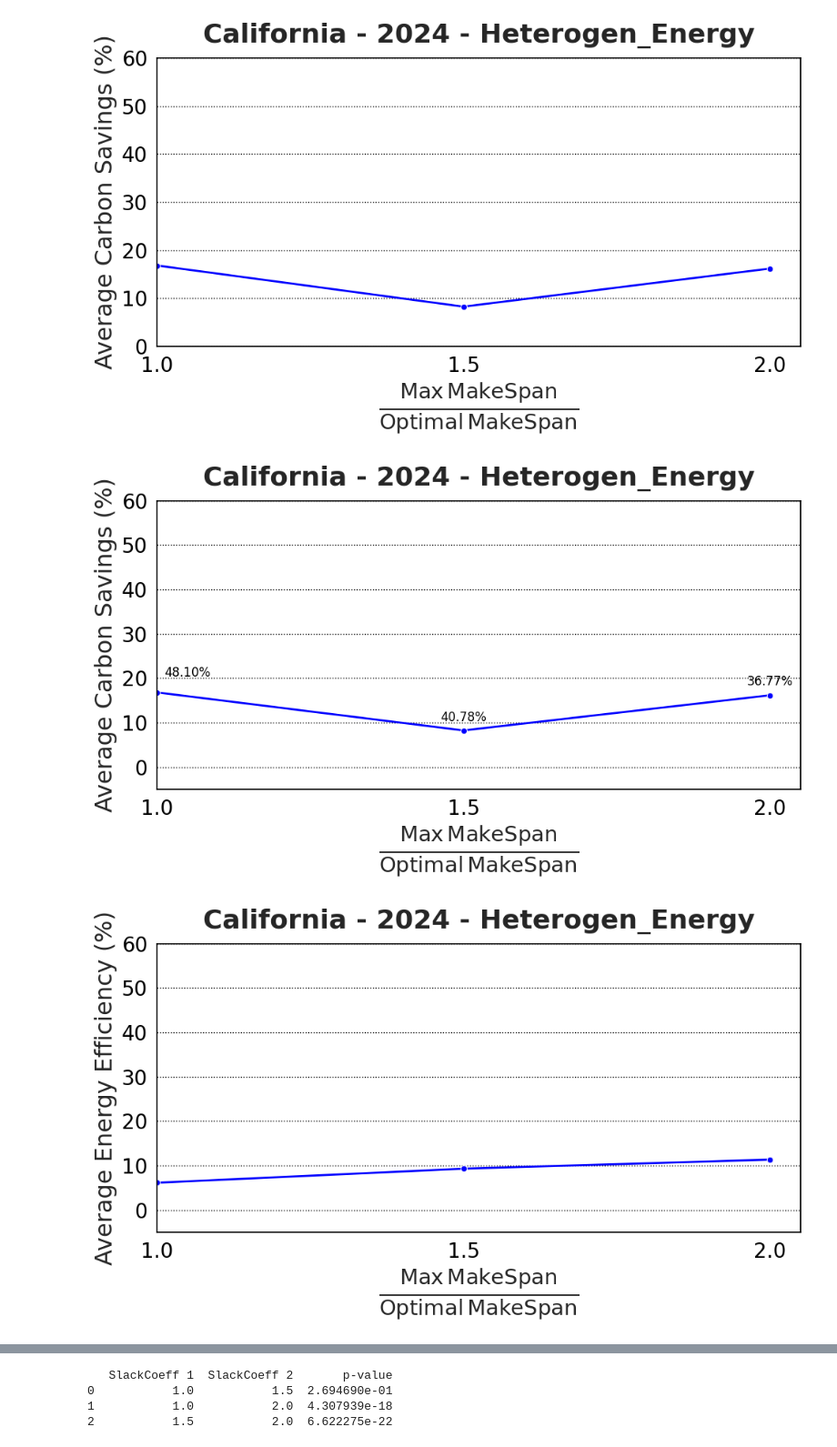
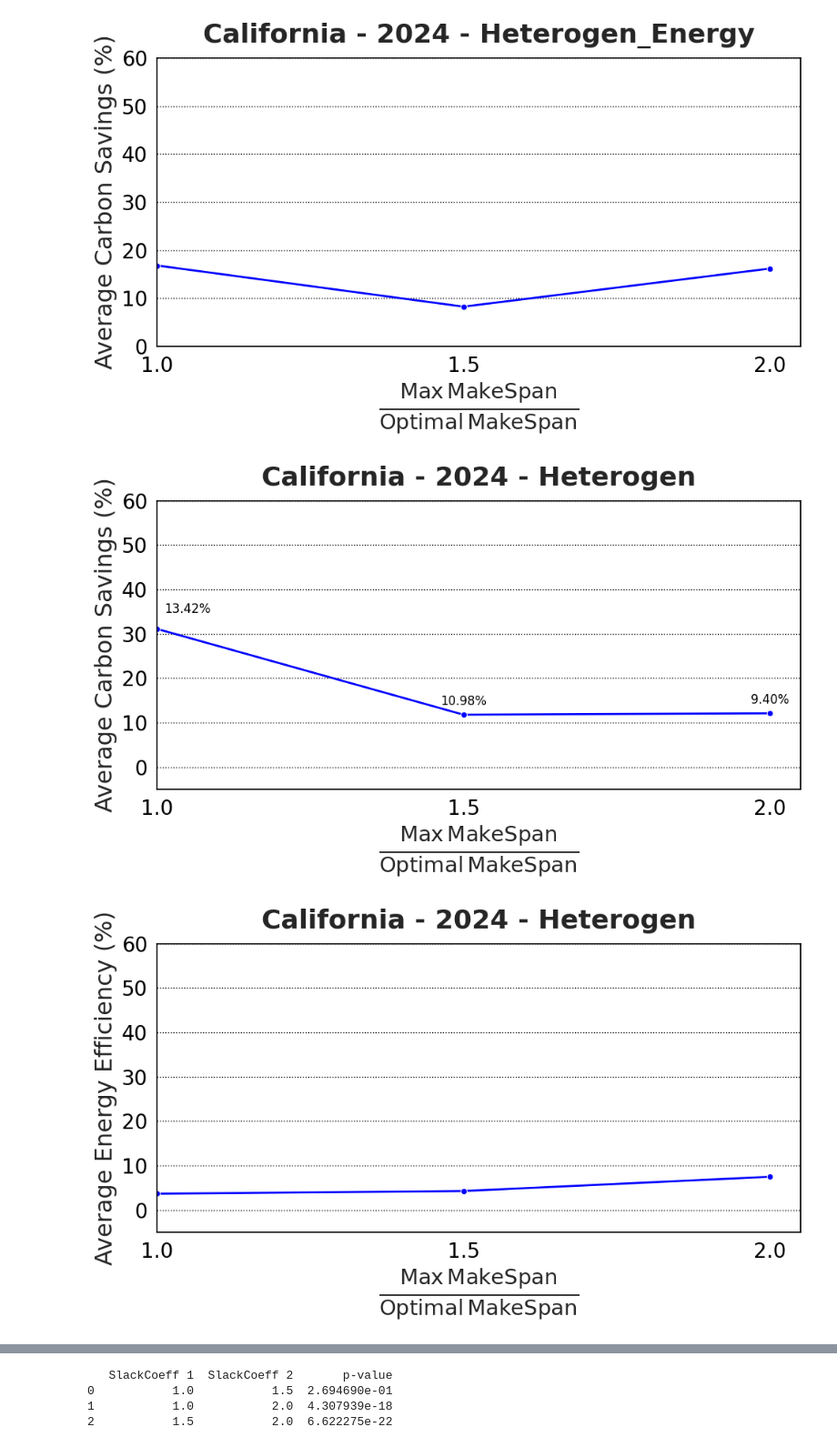
Before and after one commit to rbostandoust/GreenSys26-DAG, a Jupyter notebook: Plot/PlotCode.ipynb, the cells around one changed output, grey strips where cells are left out. Shown at 91% size. Saved outputs shown, nothing was run; the diff lists cells and outputs as text; code cells hidden in the pictures.

```diff
--- a/Plot/PlotCode.ipynb
+++ b/Plot/PlotCode.ipynb
@@ -10,18 +10,18 @@ import os
 location = "California"
 #############
 # folder_type = "Homogen"
-# folder_type = "Heterogen"
-folder_type = "Heterogen_Energy"
+folder_type = "Heterogen"
+# folder_type = "Heterogen_Energy"
 ############
 # root_dir = f"../Logs/GeneralExp"
 root_dir = f"../Logs/GeneralExpv2/{folder_type}/{location}"
 num_jobs = 10
-num_servers = 5
+num_servers = 15
 #############
 
 # Define the pattern
-# pattern = f"{num_jobs}J_{num_servers}S_3O_MeanOp=7_v*.csv"
-pattern = f"{num_jobs}J_{num_servers}S_3O_MeanOp=7_MixedObjective_v*.csv"
+pattern = f"{num_jobs}J_{num_servers}S_3O_MeanOp=7_v*.csv"
+# pattern = f"{num_jobs}J_{num_servers}S_3O_MeanOp=7_MixedObjective_v*.csv"
 
 # Get list of matching files
 csv_files = glob.glob(f"{root_dir}/{pattern}")
@@ -199,7 +199,7 @@ import seaborn as sns
 from matplotlib.ticker import MultipleLocator
 
 ###########
-save_fig = True
+save_fig = False
 ########
 plot_types = ["Carbon Savings", "Energy Efficiency"]
 column_names = ["CarbonSavings(%)", "EnergySavings(%)"]
@@ -242,35 +242,35 @@ for plot_index, plot_type in enumerate(plot_types):
     ax.grid(axis='x', visible=False)  # No x-grid
     ax.grid(axis='y', which='major', color='black', linestyle=':', linewidth=1)
 
     # Black border and ticks
     ax.tick_params(axis='both', color='black', labelcolor='black')
     for spine in ax.spines.values():
         spine.set_edgecolor('black')
 
     ax.set_title(f"{location} - 2024 - {folder_type}", fontsize=26, fontweight="bold", pad=15)
 
     # Annotate each point with UtilizationRatio
     if plot_type == "Carbon Savings":
         for index, row in df_plot.iterrows():
             utilization_ratio = row['UtilizationRatio']
             x_pos = row['SlackCoeff']
             y_pos = row[column_names[plot_index]]
 
             # If it's the first point, adjust it slightly to the right
             if index == 0:
                 ax.text(float(x_pos) - 0.9, y_pos + 3, f"{utilization_ratio:.2f}%",
                         color='black', fontsize=12, ha='center', va='bottom')
             else:
                 ax.text(x_pos, y_pos + 1.5, f"{utilization_ratio:.2f}%",
                         color='black', fontsize=12, ha='center', va='bottom')
 
     plt.tight_layout()
     if save_fig:
         plt.savefig(save_file_path, dpi=300, bbox_inches='tight')
     plt.show()
 # %% [output]
-[figure, old version]
+[figure, new version]
-[figure, old version]
+[figure, new version]
 # %%
 import matplotlib.pyplot as plt
 import seaborn as sns
```
Also changed, not shown: parts of 6 cells of this notebook, 1 other file.
